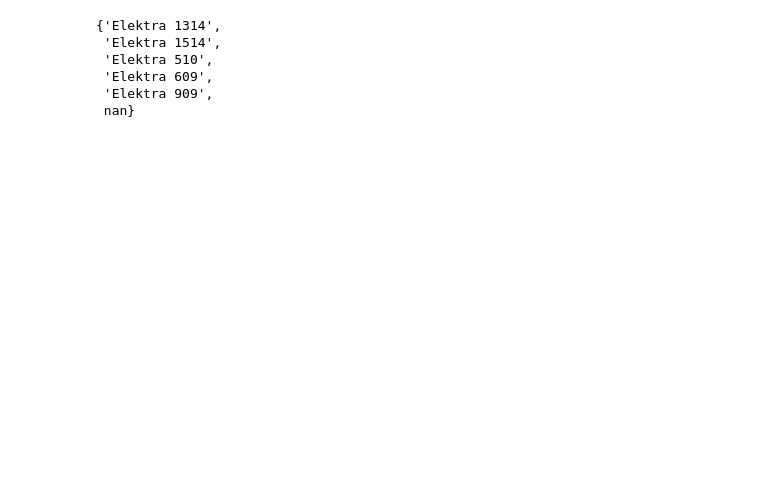
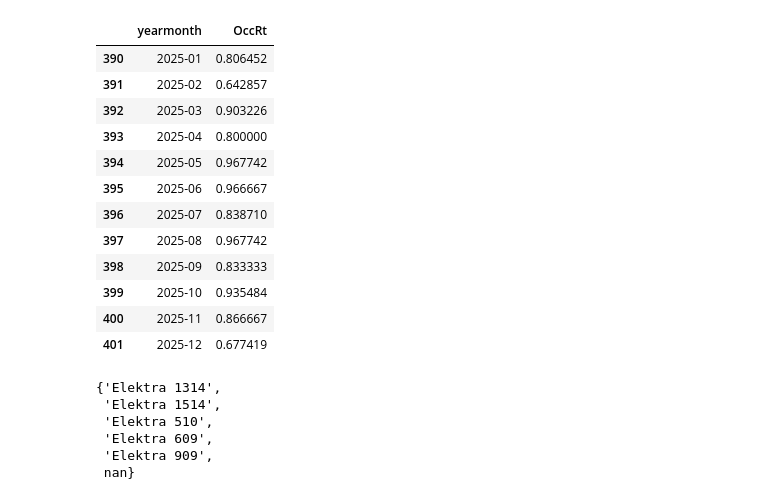
Before and after one commit to ylin2016/ValtaWork, a Jupyter notebook: Data and Reporting/RevenueReport.ipynb, the cells around one changed output. Drawn from its saved outputs; the diff is of its cells as text; code cells hidden in the pictures; blank space fills up the shorter version.

```diff
--- a/Data and Reporting/RevenueReport.ipynb
+++ b/Data and Reporting/RevenueReport.ipynb
@@ -66,18 +66,34 @@ monthly = monthly.merge(owner_payout[["Property","yearmonth","Payout"]],
                         left_on=["Listing","yearmonth"], right_on=["Property","yearmonth"], how="left")
 monthly = monthly.merge(property[["Listing","Type","Status"]],on="Listing",how='outer')
 # %%
-# select_listing = "Microsoft 14645-C19"
-# occupancy.loc[occupancy["Listing"]==select_listing,]
+select_listing = "Bellevue 1621"
+month_temp = occupancy.loc[(occupancy["Listing"]==select_listing) &(occupancy["Year"]=="2025"),]
+month_temp["occdays"].sum()/365
+month_temp[["yearmonth","OccRt"]]
 # daily.loc[(daily["Listing"]==select_listing) & (daily["yearmonth"].isin(["2025-01","2025-02"]))].\
 #     groupby(["yearmonth","Confirmation.Code"]).\
 #         agg({"date":"count",
 #              "DailyListingPrice":"sum",
 #              "AvgDailyRate":"sum"}).reset_index()
 
 # print(monthly.loc[monthly["Listing"]==select_listing,["Listing","yearmonth","minADR","avgADR","medADR"]].sort_values(by="minADR").head())
-#print(data.loc[(data["Listing"]==select_listing) &(data["checkin_date"]>=pd.to_datetime('2024-12-01'))].sort_values(by="checkin_date"))
+#HTML(data.loc[(data["Listing"]==select_listing) &(data["checkin_date"]>=pd.to_datetime('2024-12-31'))].sort_values(by="checkin_date").to_html())
 
 #monthly.loc[(monthly["Listing"]==select_listing) & monthly["yearmonth"].isin(["2025-01","2025-02"])].sort_values(by="yearmonth")
+# %% [output]
+|  | yearmonth | OccRt |
+| 390 | 2025-01 | 0.806452 |
+| 391 | 2025-02 | 0.642857 |
+| 392 | 2025-03 | 0.903226 |
+| 393 | 2025-04 | 0.800000 |
+| 394 | 2025-05 | 0.967742 |
+| 395 | 2025-06 | 0.966667 |
+| 396 | 2025-07 | 0.838710 |
+| 397 | 2025-08 | 0.967742 |
+| 398 | 2025-09 | 0.833333 |
+| 399 | 2025-10 | 0.935484 |
+| 400 | 2025-11 | 0.866667 |
+| 401 | 2025-12 | 0.677419 |
 # %%
 # Monthly tab pivot wide by Year for (Revenue, ADR, OccRt, Payout)
 # 12/17: STR only,
```
Also changed, not shown: parts of 2 cells of this notebook, 5 other files.
